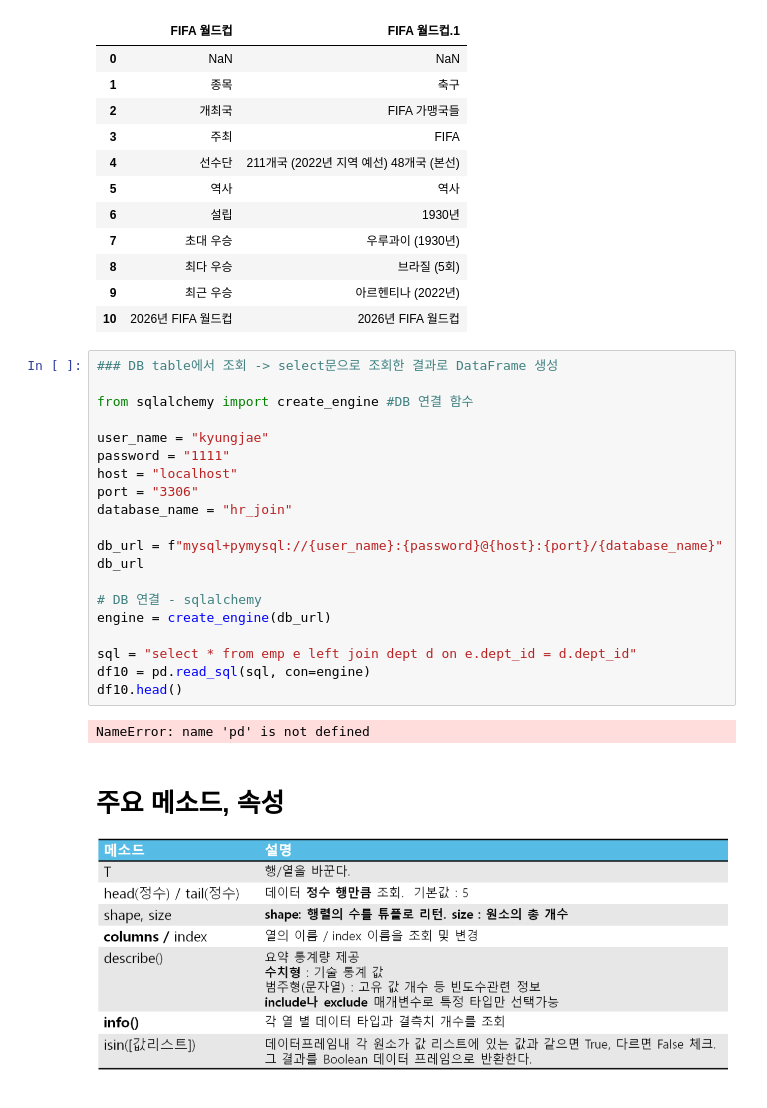
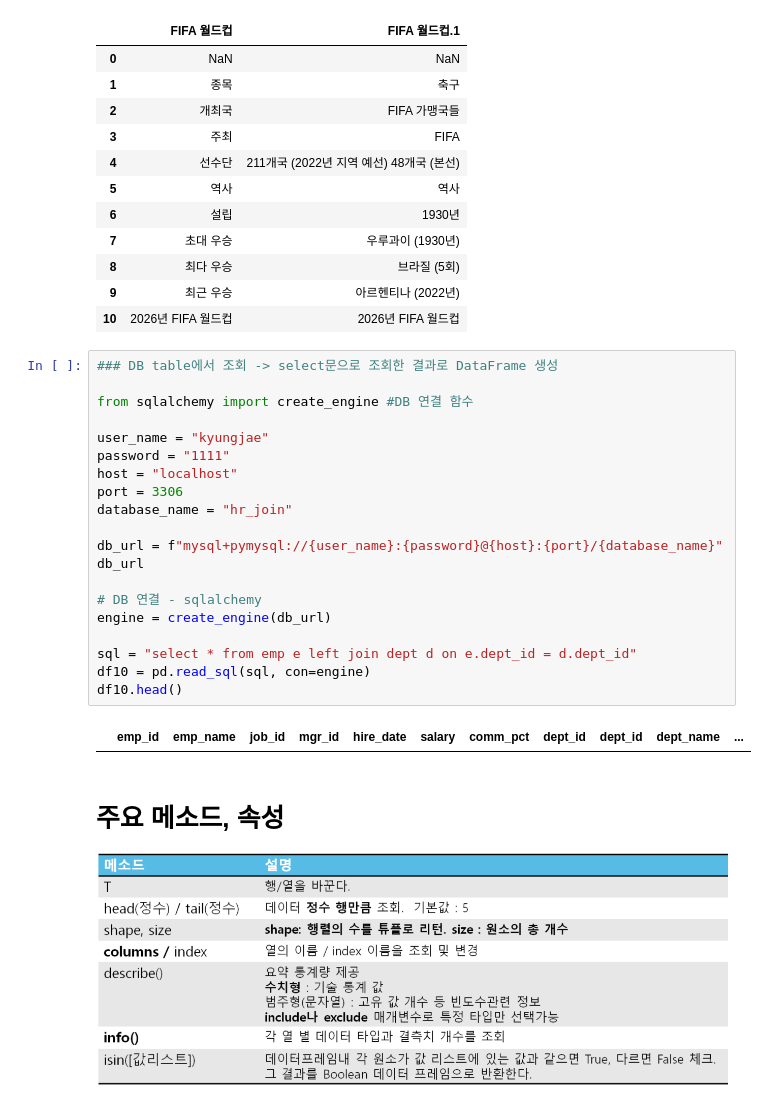
Before and after one commit to rudwo524/SKN13_KyungJae, a Jupyter notebook: 06_pandas_시각화/02_Pandas_DataFrame.ipynb, the cells around one changed output. Drawn from its saved outputs; the diff is of its cells as text.

```diff
--- a/06_pandas_시각화/02_Pandas_DataFrame.ipynb
+++ b/06_pandas_시각화/02_Pandas_DataFrame.ipynb
@@ -432,25 +422,25 @@ result2[0]
 # %%
 ### DB table에서 조회 -> select문으로 조회한 결과로 DataFrame 생성
 
 from sqlalchemy import create_engine #DB 연결 함수
 
 user_name = "kyungjae"
 password = "1111"
 host = "localhost"
-port = "3306"
+port = 3306
 database_name = "hr_join"
 
 db_url = f"mysql+pymysql://{user_name}:{password}@{host}:{port}/{database_name}"
 db_url
 
 # DB 연결 - sqlalchemy
 engine = create_engine(db_url)
 
 sql = "select * from emp e left join dept d on e.dept_id = d.dept_id"
 df10 = pd.read_sql(sql, con=engine)
 df10.head()
 # %% [output]
-NameError: name 'pd' is not defined
+|  | emp_id | emp_name | job_id | mgr_id | hire_date | salary | comm_pct | dept_id | dept_id | dept_name | ... |
 # %% [markdown]
 # 주요 메소드, 속성
 
```
Also changed, not shown: parts of 2 cells of this notebook, 3 other files.
